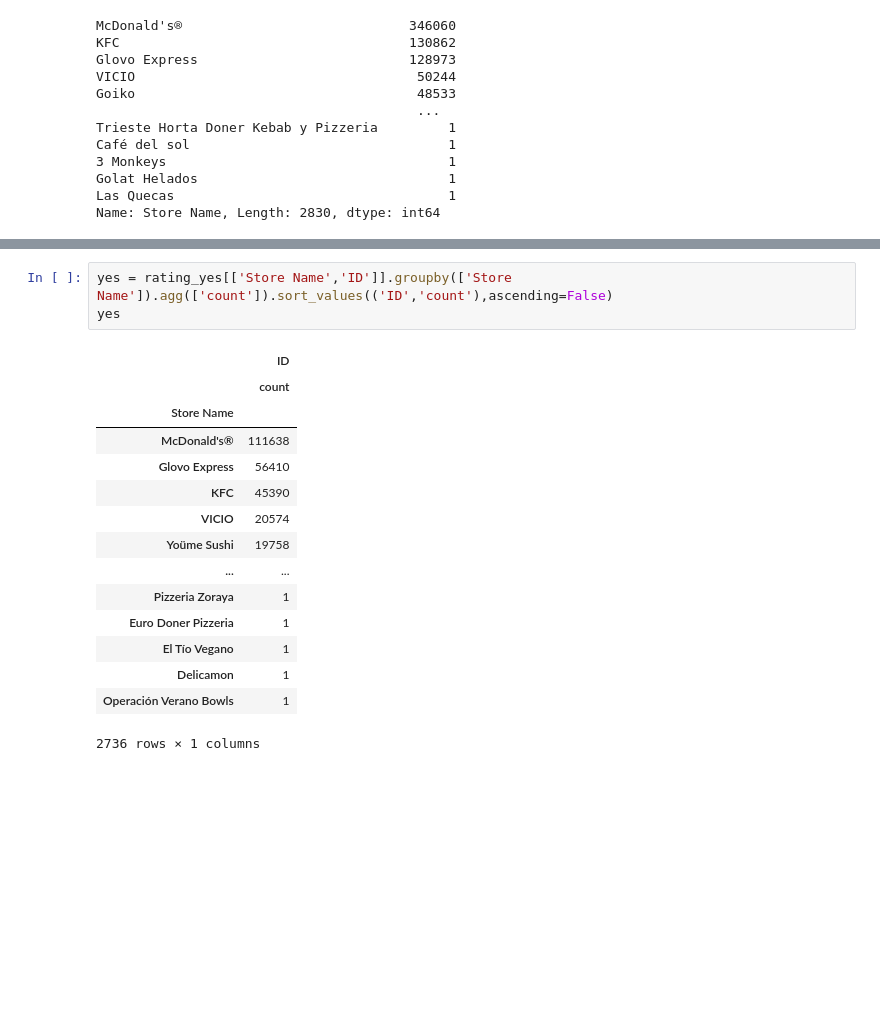
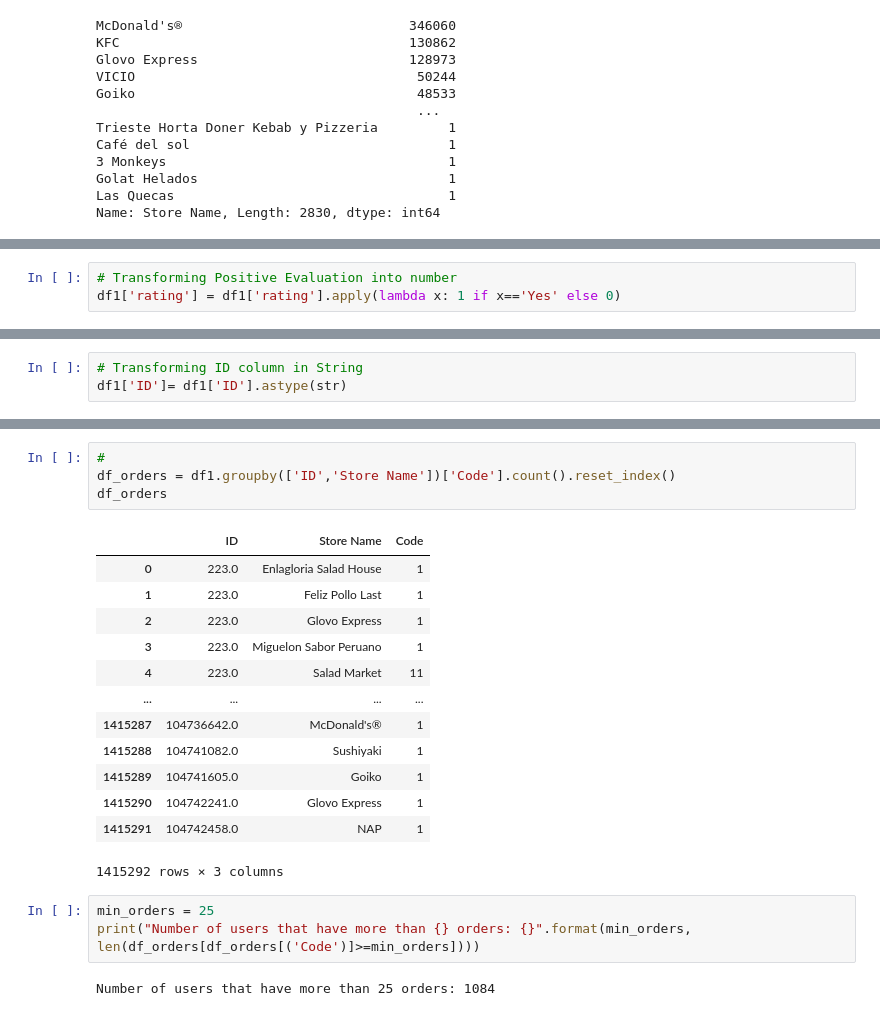
Before and after one commit to nathygonzalez/PR08-final-project-recommendation-system, a Jupyter notebook: Data Exploration.ipynb, the cells around one changed output, grey strips where cells are left out. Saved outputs shown, nothing was run; the diff lists cells and outputs as text; blank space fills up the shorter version.

```diff
--- a/Data Exploration.ipynb
+++ b/Data Exploration.ipynb
@@ -287,0 +270,3 @@ rating_yes
+# %%
+# Transforming Positive Evaluation into number
+df1['rating'] = df1['rating'].apply(lambda x: 1 if x=='Yes' else 0)
@@ -303,0 +295,3 @@ Name: ID, Length: 190372, dtype: int64
+# %%
+# Transforming ID column in String
+df1['ID']= df1['ID'].astype(str)
@@ -304,19 +313,23 @@ Name: ID, Length: 190372, dtype: int64
 # %%
-yes = rating_yes[['Store Name','ID']].groupby(['Store Name']).agg(['count']).sort_values(('ID','count'),ascending=False)
-yes
+#
+df_orders = df1.groupby(['ID','Store Name'])['Code'].count().reset_index()
+df_orders
 # %% [output]
-|  | ID |
-|  | count |
-| Store Name |  |
-| McDonald's® | 111638 |
-| Glovo Express | 56410 |
-| KFC | 45390 |
-| VICIO | 20574 |
-| Yoüme Sushi | 19758 |
-| ... | ... |
-| Pizzeria Zoraya | 1 |
-| Euro Doner Pizzeria | 1 |
-| El Tío Vegano | 1 |
-| Delicamon | 1 |
-| Operación Verano Bowls | 1 |
+|  | ID | Store Name | Code |
+| 0 | 223.0 | Enlagloria Salad House | 1 |
+| 1 | 223.0 | Feliz Pollo Last | 1 |
+| 2 | 223.0 | Glovo Express | 1 |
+| 3 | 223.0 | Miguelon Sabor Peruano | 1 |
+| 4 | 223.0 | Salad Market | 11 |
+| ... | ... | ... | ... |
+| 1415287 | 104736642.0 | McDonald's® | 1 |
+| 1415288 | 104741082.0 | Sushiyaki | 1 |
+| 1415289 | 104741605.0 | Goiko | 1 |
+| 1415290 | 104742241.0 | Glovo Express | 1 |
+| 1415291 | 104742458.0 | NAP | 1 |
-2736 rows × 1 columns
+1415292 rows × 3 columns
+# %%
+min_orders = 25
+print("Number of users that have more than {} orders: {}".format(min_orders, len(df_orders[df_orders[('Code')]>=min_orders])))
+# %% [output]
+Number of users that have more than 25 orders: 1084
```
Also changed, not shown: parts of 20 cells of this notebook.
